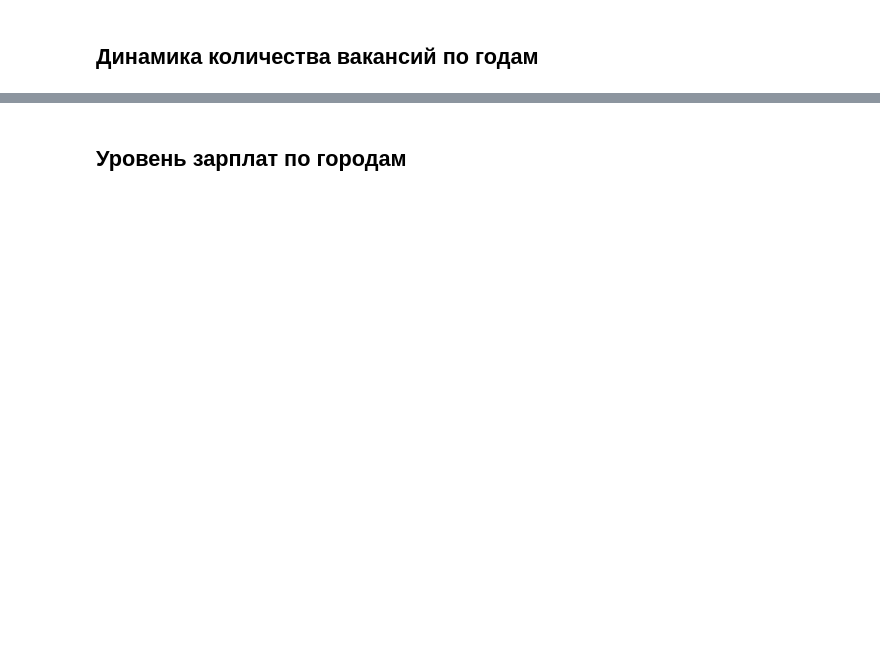
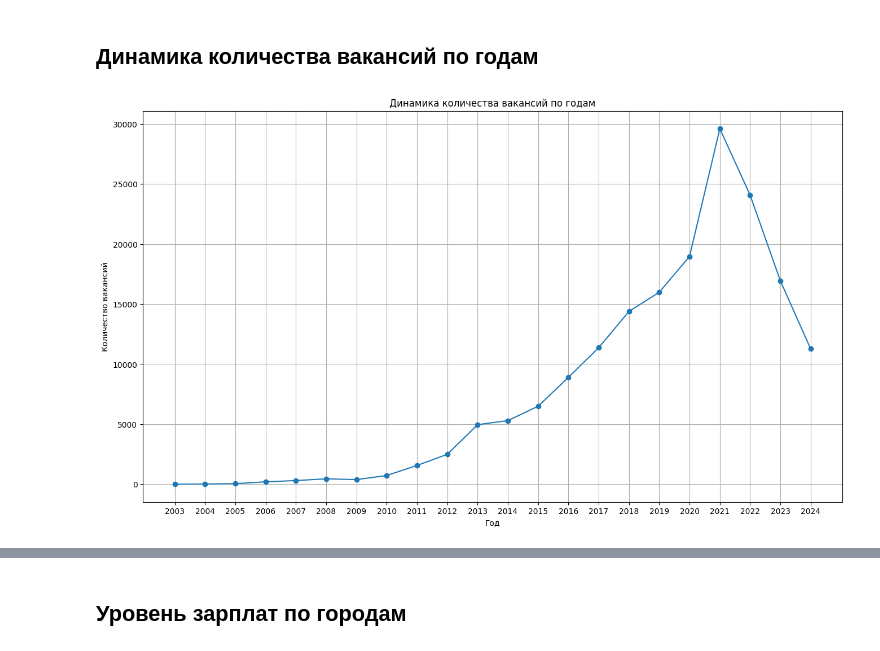
Before and after one commit to experiencedInternetUser/hh_statistics, a Jupyter notebook: statistic.ipynb, the cells around one changed output, grey strips where cells are left out. Saved outputs shown, nothing was run; the diff lists cells and outputs as text; code cells hidden in the pictures; blank space fills up the shorter version.

```diff
--- a/statistic.ipynb
+++ b/statistic.ipynb
@@ -217,2 +270,14 @@ filtred_df.to_csv("filtred_df.csv", index=False, encoding="utf-8")
 # %% [markdown]
 ## Динамика количества вакансий по годам
+# %%
+vacancies_by_year = df['year'].value_counts().sort_index()
+
+plt.figure(figsize=(16, 9))
+plt.plot(vacancies_by_year.index, vacancies_by_year.values, marker='o')
+plt.xlabel('Год')
+plt.ylabel('Количество вакансий')
+plt.title('Динамика количества вакансий по годам')
+plt.grid(True)
+plt.show()
+# %% [output]
+[figure, added]
```
Also changed, not shown: parts of 17 cells of this notebook, 1 other file.
